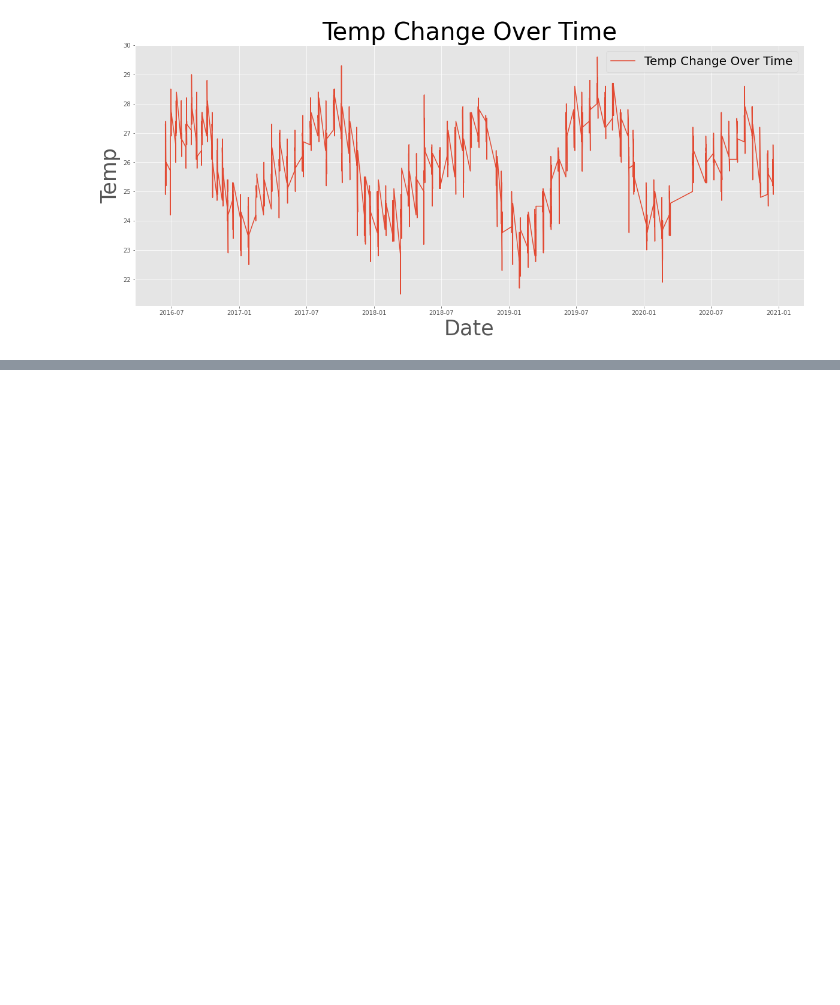
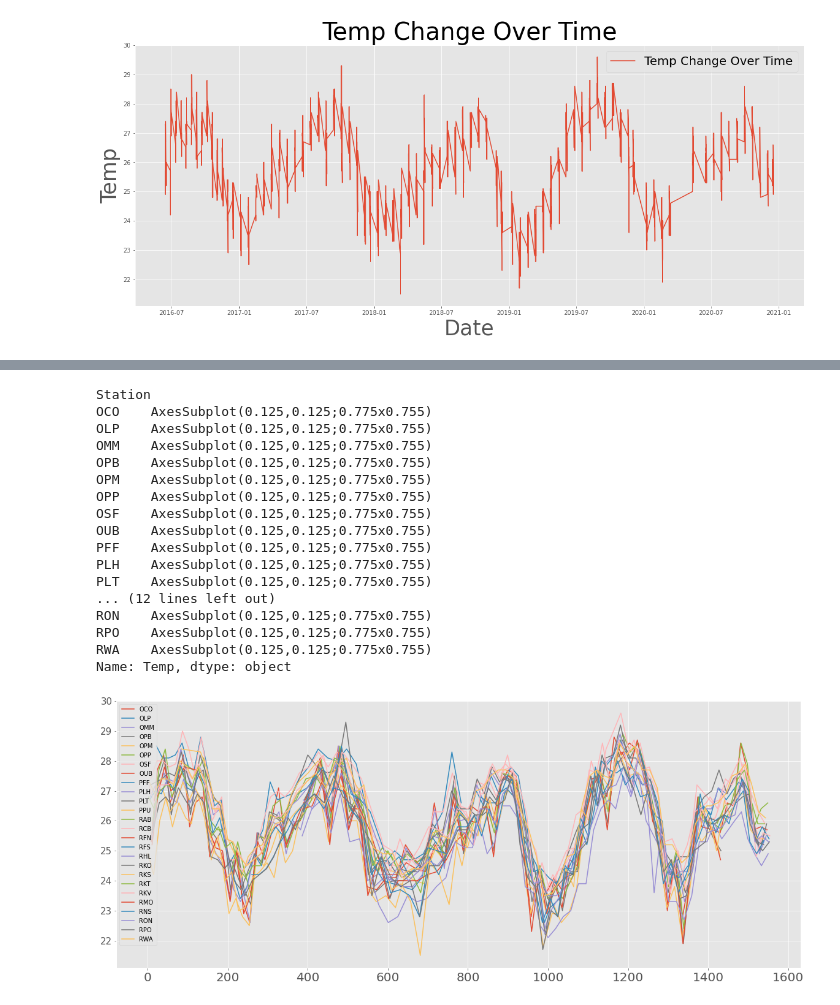
Before and after one commit to benkarlsberg/Maui-Water-Quality-Analysis, a Jupyter notebook: EDA.ipynb, the cells around one changed output, grey strips where cells are left out. Drawn from its saved outputs; the diff is of its cells as text; code cells hidden in the pictures; blank space fills up the shorter version.

Commit message:
added more graphs

```diff
--- a/EDA.ipynb
+++ b/EDA.ipynb
@@ -107,0 +105,23 @@ westMaui.groupby('Station')['Temp'].mean().plot()
+# %%
+fig, ax = plt.subplots(1, figsize = (20, 8))
+westMaui.set_index('Datetime')
+westMaui.groupby('Station')['Temp'].plot(legend=True)
+# %% [output]
+Station
+OCO    AxesSubplot(0.125,0.125;0.775x0.755)
+OLP    AxesSubplot(0.125,0.125;0.775x0.755)
+OMM    AxesSubplot(0.125,0.125;0.775x0.755)
+OPB    AxesSubplot(0.125,0.125;0.775x0.755)
+OPM    AxesSubplot(0.125,0.125;0.775x0.755)
+OPP    AxesSubplot(0.125,0.125;0.775x0.755)
+OSF    AxesSubplot(0.125,0.125;0.775x0.755)
+OUB    AxesSubplot(0.125,0.125;0.775x0.755)
+PFF    AxesSubplot(0.125,0.125;0.775x0.755)
+PLH    AxesSubplot(0.125,0.125;0.775x0.755)
+PLT    AxesSubplot(0.125,0.125;0.775x0.755)
+... (12 lines left out)
+RON    AxesSubplot(0.125,0.125;0.775x0.755)
+RPO    AxesSubplot(0.125,0.125;0.775x0.755)
+RWA    AxesSubplot(0.125,0.125;0.775x0.755)
+Name: Temp, dtype: object
+[figure, added]
```
Also changed, not shown: parts of 2 cells of this notebook.
